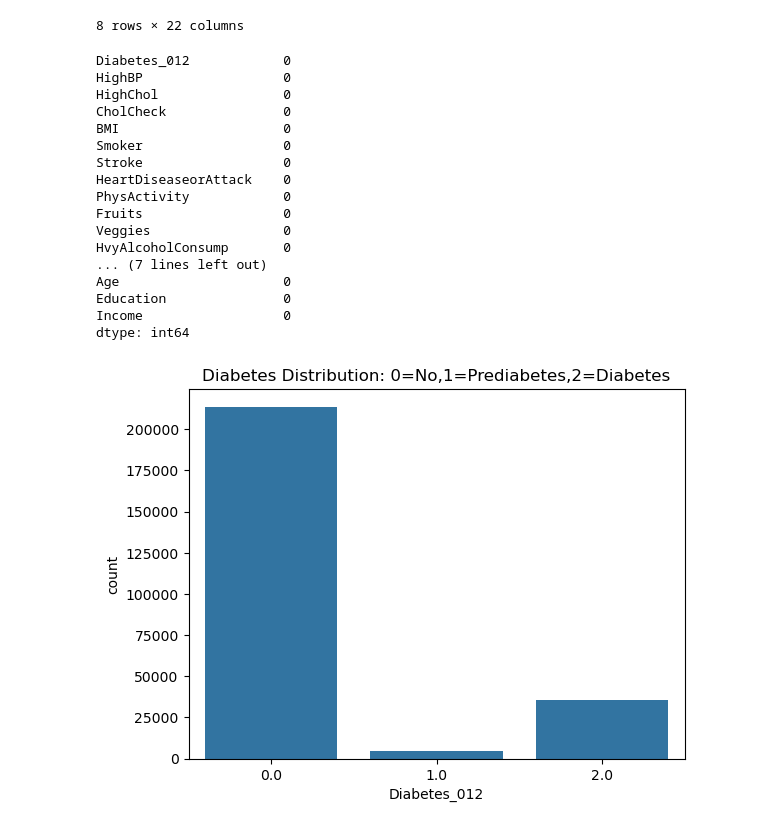
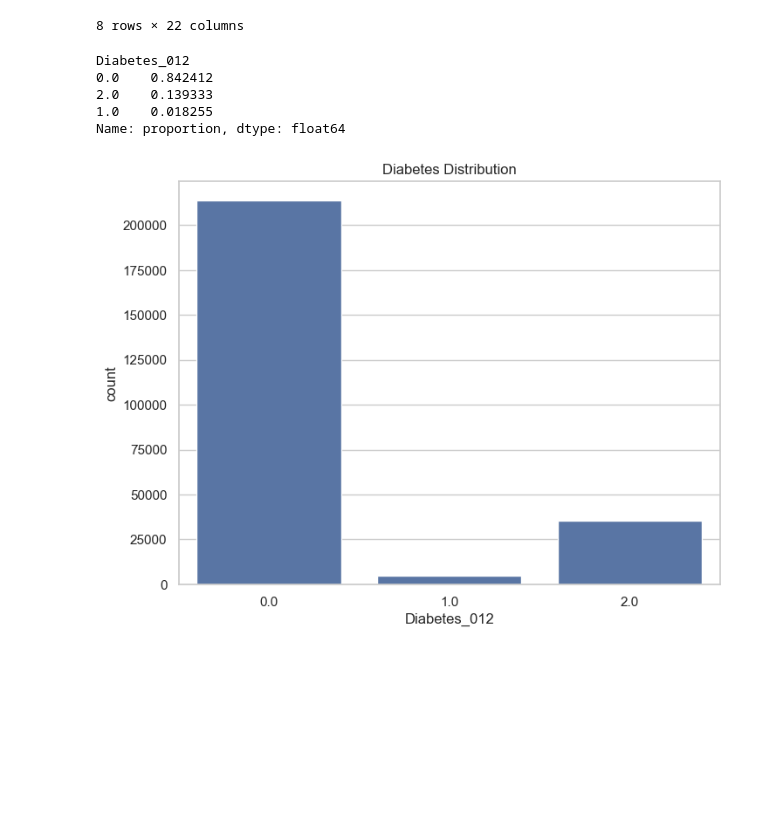
Before and after one commit to RaeezAli/comorbidity-network-analysis, a Jupyter notebook: notebooks/01_data_cleaning.ipynb, the cells around one changed output. Cells and saved outputs as stored; diff of their text form; code cells hidden in the pictures; blank space fills up the shorter version.

```diff
--- a/notebooks/01_data_cleaning.ipynb
+++ b/notebooks/01_data_cleaning.ipynb
@@ -15,6 +15,10 @@ import pandas as pd
 import numpy as np
 import matplotlib.pyplot as plt
 import seaborn as sns
+# %%
+# Visualization settings
+sns.set(style="whitegrid")
+plt.rcParams["figure.figsize"] = (8,6)
 # %%
 data = pd.read_csv("../data/raw/diabetes_012_health_indicators_BRFSS2015.csv")
 # %%
@@ -87,29 +89,17 @@ data.describe()
 | 75% | 0.000000 | 1.000000 | 1.000000 | 1.000000 | 31.000000 | 1.000000 | 0.000000 | 0.000000 | ... |
 | max | 2.000000 | 1.000000 | 1.000000 | 1.000000 | 98.000000 | 1.000000 | 1.000000 | 1.000000 | ... |
 8 rows × 22 columns
-# %%
-data.isnull().sum()
-# %% [output]
-Diabetes_012            0
-HighBP                  0
-HighChol                0
-CholCheck               0
-BMI                     0
-Smoker                  0
-Stroke                  0
-HeartDiseaseorAttack    0
-PhysActivity            0
-Fruits                  0
-Veggies                 0
-HvyAlcoholConsump       0
-... (7 lines left out)
-Age                     0
-Education               0
-Income                  0
-dtype: int64
+# %%
+data['Diabetes_012'].value_counts(normalize=True)
+# %% [output]
+Diabetes_012
+0.0    0.842412
+2.0    0.139333
+1.0    0.018255
+Name: proportion, dtype: float64
 # %%
 sns.countplot(x='Diabetes_012', data=data)
-plt.title("Diabetes Distribution: 0=No,1=Prediabetes,2=Diabetes")
+plt.title("Diabetes Distribution")
 plt.show()
 # %% [output]
-[figure, old version]
+[figure, new version]
```
Also changed, not shown: parts of 28 cells of this notebook, 5 other files.
